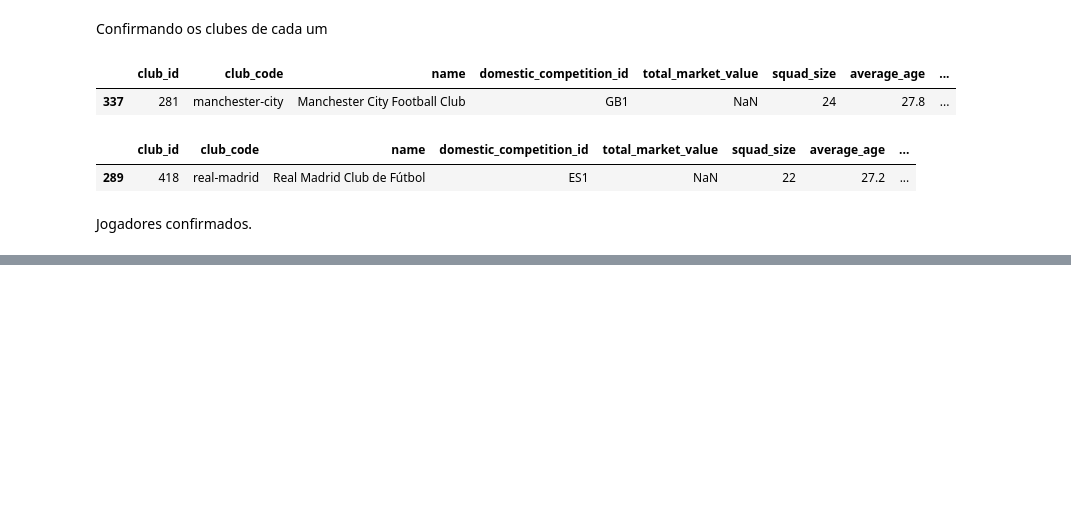
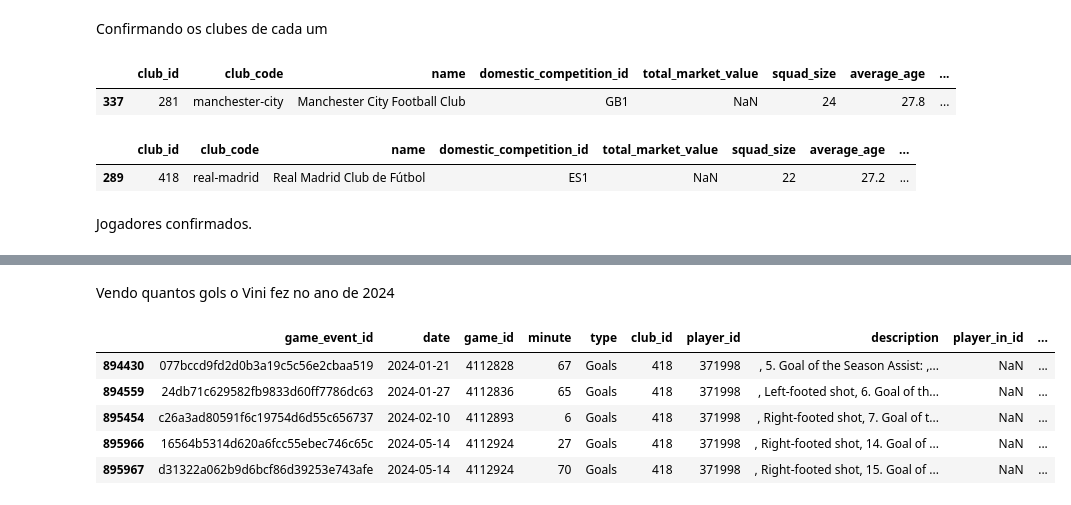
Before and after one commit to felipsants/trabalho-final-org_dados, a Jupyter notebook: datasets/EDA.ipynb, the cells around one changed output, grey strips where cells are left out. Saved outputs shown, nothing was run; the diff lists cells and outputs as text; code cells hidden in the pictures; blank space fills up the shorter version.

```diff
--- a/datasets/EDA.ipynb
+++ b/datasets/EDA.ipynb
@@ -91,0 +125,12 @@ Jogadores confirmados.
+# %% [markdown]
+Vendo quantos gols o Vini fez no ano de 2024
+# %%
+gols_vini = events_vinijr[events_vinijr['type'] == 'Goals']
+gols_vini.head()
+# %% [output]
+|  | game_event_id | date | game_id | minute | type | club_id | player_id | description | player_in_id | ... |
+| 894430 | 077bccd9fd2d0b3a19c5c56e2cbaa519 | 2024-01-21 | 4112828 | 67 | Goals | 418 | 371998 | , 5. Goal of the Season Assist: ,... | NaN | ... |
+| 894559 | 24db71c629582fb9833d60ff7786dc63 | 2024-01-27 | 4112836 | 65 | Goals | 418 | 371998 | , Left-footed shot, 6. Goal of th... | NaN | ... |
+| 895454 | c26a3ad80591f6c19754d6d55c656737 | 2024-02-10 | 4112893 | 6 | Goals | 418 | 371998 | , Right-footed shot, 7. Goal of t... | NaN | ... |
+| 895966 | 16564b5314d620a6fcc55ebec746c65c | 2024-05-14 | 4112924 | 27 | Goals | 418 | 371998 | , Right-footed shot, 14. Goal of ... | NaN | ... |
+| 895967 | d31322a062b9d6bcf86d39253e743afe | 2024-05-14 | 4112924 | 70 | Goals | 418 | 371998 | , Right-footed shot, 15. Goal of ... | NaN | ... |
```
Also changed, not shown: parts of 13 cells of this notebook.
